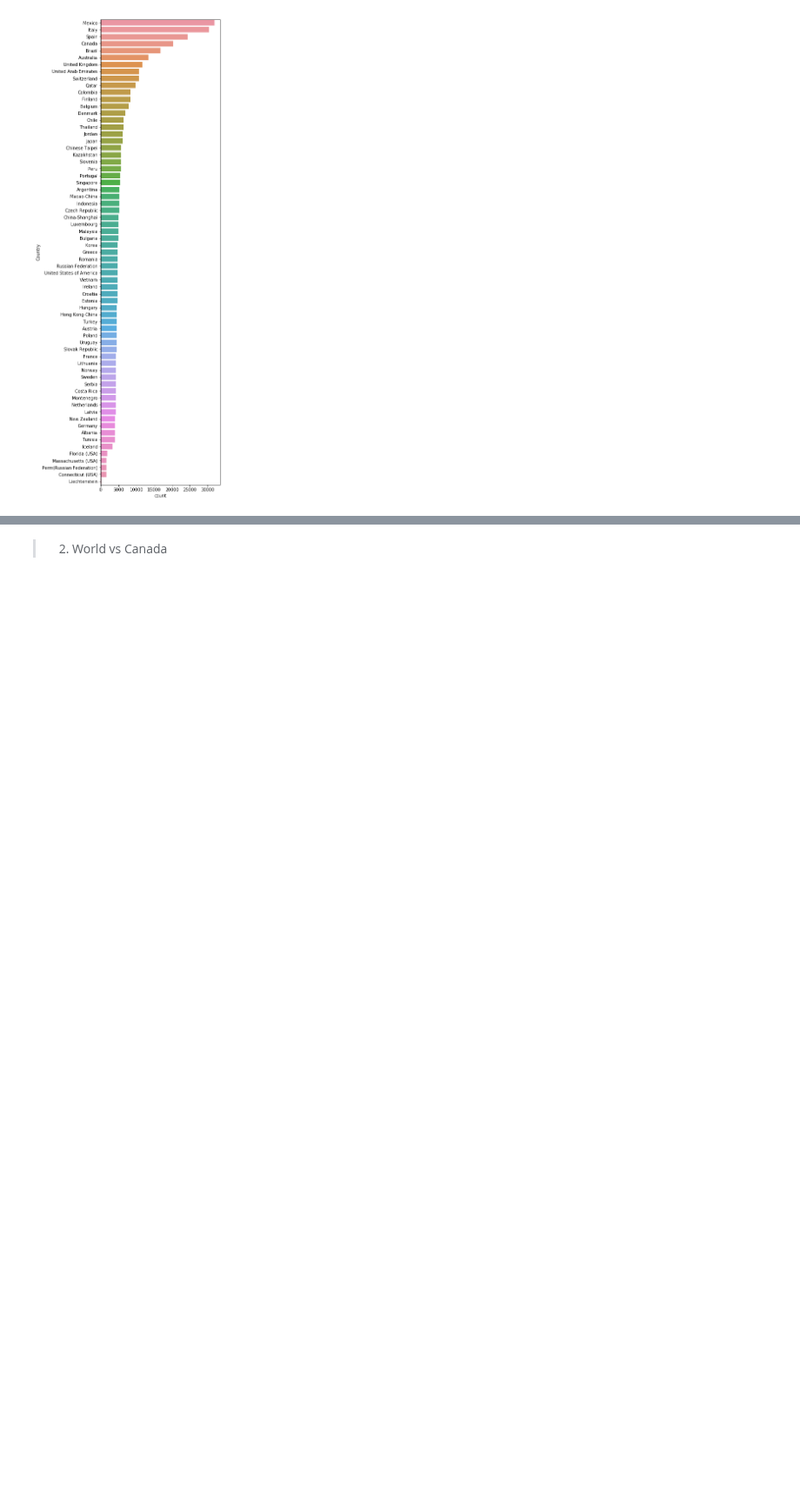
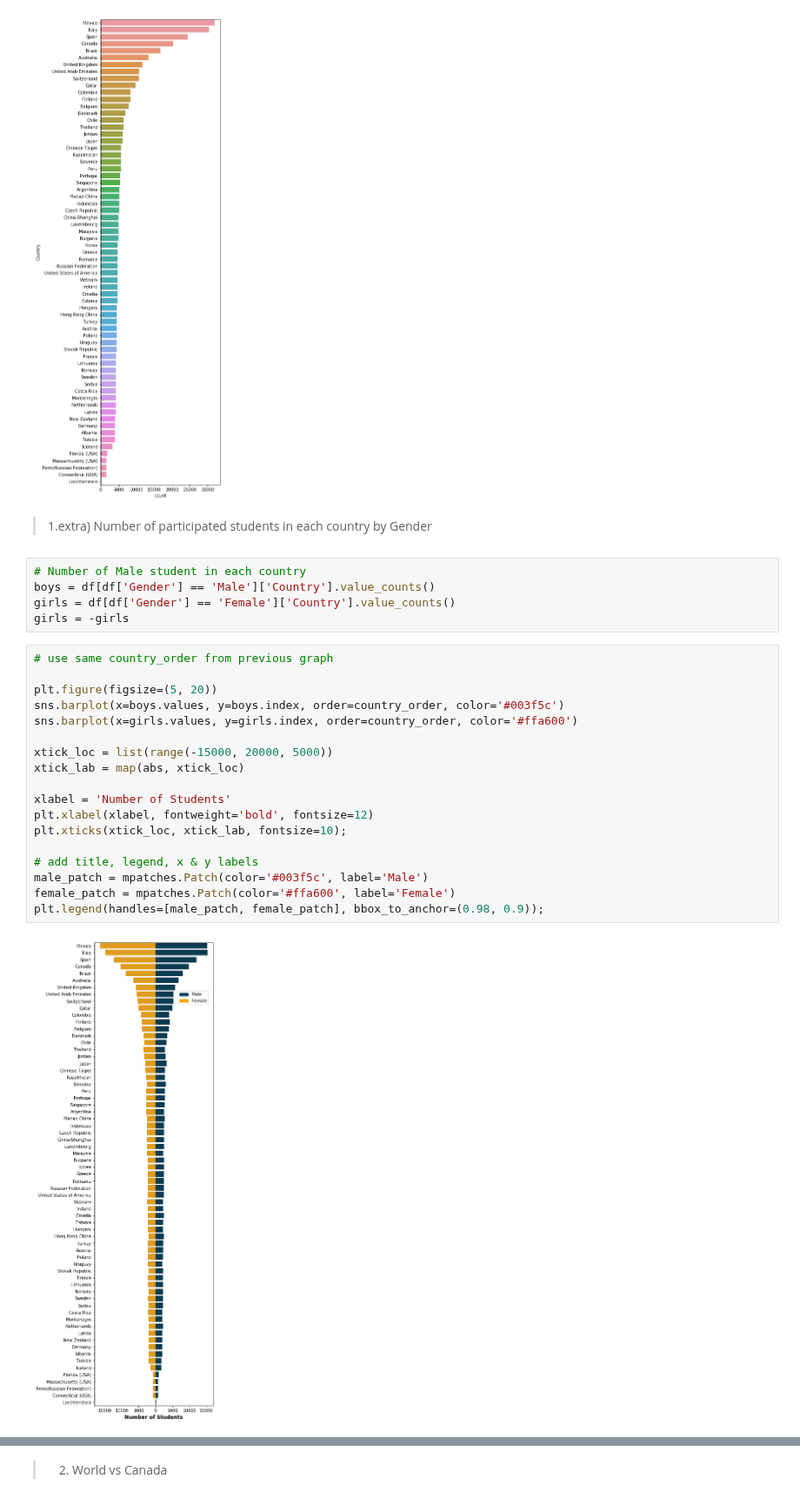
Before and after one commit to Steve-Choi/DAND, a Jupyter notebook: Communicate-Data-Findings/Communicate-Data-Findings.ipynb, the cells around one changed output, grey strips where cells are left out. Shown at 87% size. Drawn from its saved outputs; the diff is of its cells as text; blank space fills up the shorter version.

```diff
--- a/Communicate-Data-Findings/Communicate-Data-Findings.ipynb
+++ b/Communicate-Data-Findings/Communicate-Data-Findings.ipynb
@@ -193,3 +194,30 @@ plt.figure(figsize=(5, 20))
 sns.countplot(data=df, y='Country', order=country_order);
 # %% [output]
 [figure]
+# %% [markdown]
+> 1.extra) Number of participated students in each country by Gender
+# %%
+# Number of Male student in each country
+boys = df[df['Gender'] == 'Male']['Country'].value_counts()
+girls = df[df['Gender'] == 'Female']['Country'].value_counts()
+girls = -girls
+# %%
+# use same country_order from previous graph
+
+plt.figure(figsize=(5, 20))
+sns.barplot(x=boys.values, y=boys.index, order=country_order, color='#003f5c')
+sns.barplot(x=girls.values, y=girls.index, order=country_order, color='#ffa600')
+
+xtick_loc = list(range(-15000, 20000, 5000))
+xtick_lab = map(abs, xtick_loc)
+
+xlabel = 'Number of Students'
+plt.xlabel(xlabel, fontweight='bold', fontsize=12)
+plt.xticks(xtick_loc, xtick_lab, fontsize=10);
+
+# add title, legend, x & y labels
+male_patch = mpatches.Patch(color='#003f5c', label='Male')
+female_patch = mpatches.Patch(color='#ffa600', label='Female')
+plt.legend(handles=[male_patch, female_patch], bbox_to_anchor=(0.98, 0.9));
+# %% [output]
+[figure, added]
```
Also changed, not shown: parts of 5 cells of this notebook.
